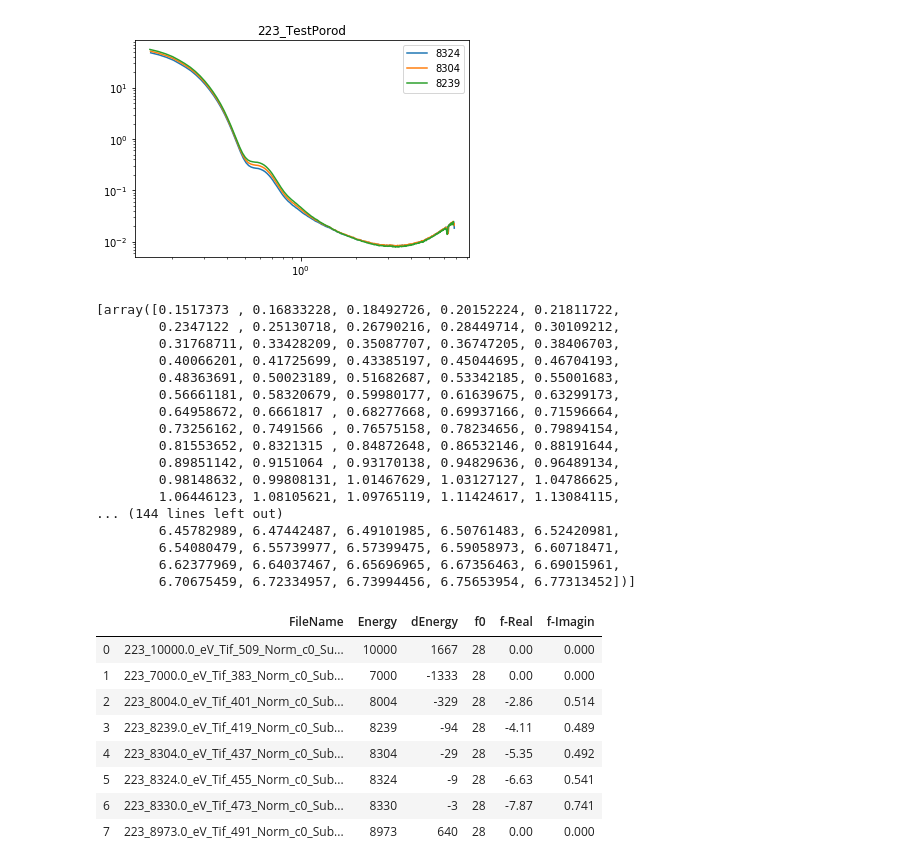
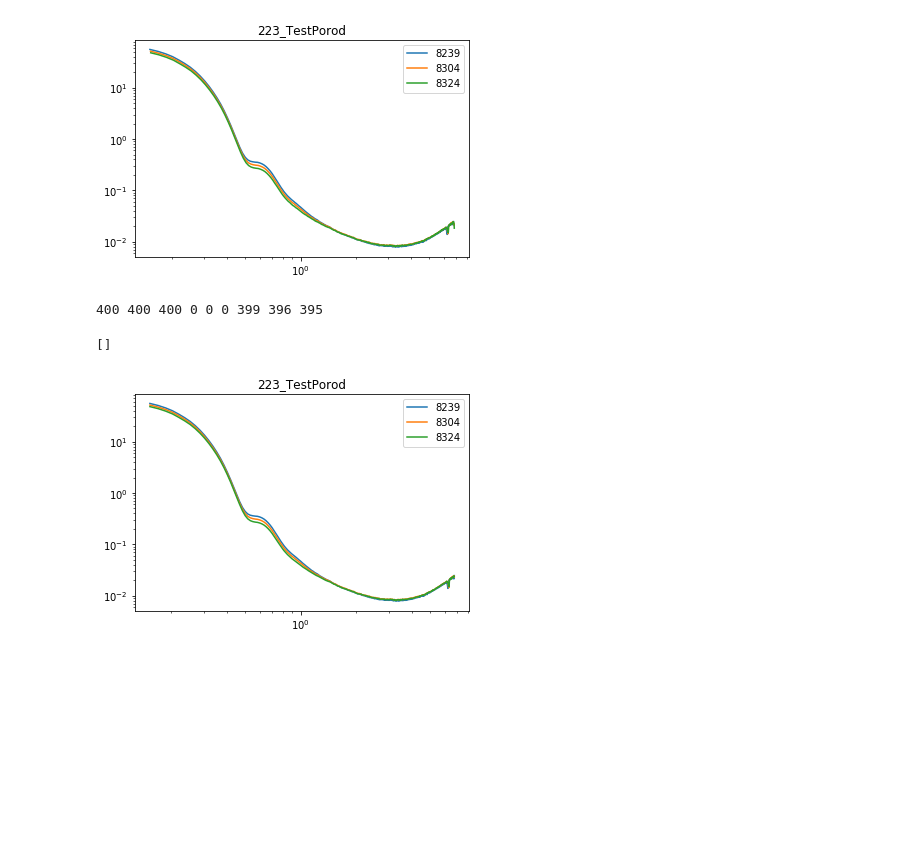
Before and after one commit to EikeGericke/pyASAXS, a Jupyter notebook: ASAXS_Resonant.ipynb, the cells around one changed output. Cells and saved outputs as stored; diff of their text form; code cells hidden in the pictures; blank space fills up the shorter version.

```diff
--- a/ASAXS_Resonant.ipynb
+++ b/ASAXS_Resonant.ipynb
@@ -32,6 +33,9 @@ enter_values_external = False
 export_file_name_ending = '_AttenuationCoefficiants.txt'
 inport_file_name_ending = '_AttenuationCoefficiants_Complete.txt'
 
+# q-binning for resonant calculation
+bin_number=400
+
 # Nessesary information to calculate the Resonant
 list_FileEntries = ['Energy','dEnergy','f0','f-Real','f-Imagin']
 list_Energy=[10000, 7000, 8004, 8239, 8304, 8324, 8330, 8973]
@@ -91,7 +95,7 @@ Attenuation values completed from lists given above
 # %%
 indexSet_Resonant = {3,4,5}
 dF_set=dF.loc[indexSet_Resonant]
-dF_set=dF_set.sort_values('Energy', axis=0, ascending=False, kind='quicksort').reset_index(drop=True)
+dF_set=dF_set.sort_values('Energy', axis=0, ascending=True, kind='quicksort').reset_index(drop=True)
 # %%
 q=[]
 I=[]
@@ -123,32 +125,33 @@ x1.append(q)
-# %%
-x1
-# %% [output]
-[array([0.1517373 , 0.16833228, 0.18492726, 0.20152224, 0.21811722,
-        0.2347122 , 0.25130718, 0.26790216, 0.28449714, 0.30109212,
-        0.31768711, 0.33428209, 0.35087707, 0.36747205, 0.38406703,
-        0.40066201, 0.41725699, 0.43385197, 0.45044695, 0.46704193,
-        0.48363691, 0.50023189, 0.51682687, 0.53342185, 0.55001683,
-        0.56661181, 0.58320679, 0.59980177, 0.61639675, 0.63299173,
-        0.64958672, 0.6661817 , 0.68277668, 0.69937166, 0.71596664,
-        0.73256162, 0.7491566 , 0.76575158, 0.78234656, 0.79894154,
-        0.81553652, 0.8321315 , 0.84872648, 0.86532146, 0.88191644,
-        0.89851142, 0.9151064 , 0.93170138, 0.94829636, 0.96489134,
-        0.98148632, 0.99808131, 1.01467629, 1.03127127, 1.04786625,
-        1.06446123, 1.08105621, 1.09765119, 1.11424617, 1.13084115,
-... (144 lines left out)
-        6.45782989, 6.47442487, 6.49101985, 6.50761483, 6.52420981,
-        6.54080479, 6.55739977, 6.57399475, 6.59058973, 6.60718471,
-        6.62377969, 6.64037467, 6.65696965, 6.67356463, 6.69015961,
-        6.70675459, 6.72334957, 6.73994456, 6.75653954, 6.77313452])]
-# %%
-dF
-# %% [output]
-|  | FileName | Energy | dEnergy | f0 | f-Real | f-Imagin |
-| 0 | 223_10000.0_eV_Tif_509_Norm_c0_Su... | 10000 | 1667 | 28 | 0.00 | 0.000 |
-| 1 | 223_7000.0_eV_Tif_383_Norm_c0_Sub... | 7000 | -1333 | 28 | 0.00 | 0.000 |
-| 2 | 223_8004.0_eV_Tif_401_Norm_c0_Sub... | 8004 | -329 | 28 | -2.86 | 0.514 |
-| 3 | 223_8239.0_eV_Tif_419_Norm_c0_Sub... | 8239 | -94 | 28 | -4.11 | 0.489 |
-| 4 | 223_8304.0_eV_Tif_437_Norm_c0_Sub... | 8304 | -29 | 28 | -5.35 | 0.492 |
-| 5 | 223_8324.0_eV_Tif_455_Norm_c0_Sub... | 8324 | -9 | 28 | -6.63 | 0.541 |
-| 6 | 223_8330.0_eV_Tif_473_Norm_c0_Sub... | 8330 | -3 | 28 | -7.87 | 0.741 |
-| 7 | 223_8973.0_eV_Tif_491_Norm_c0_Sub... | 8973 | 640 | 28 | 0.00 | 0.000 |
+# %%
+q_min=max(min(q[0]),min(q[1]),min(q[2]))
+q_max=min(max(q[0]),max(q[1]),max(q[2]))
+ind_q0_min=min(range(q[0].size), key=lambda i: abs(q[0][i]-q_min))
+ind_q0_max=min(range(q[0].size), key=lambda i: abs(q[0][i]-q_max))
+ind_q1_min=min(range(q[1].size), key=lambda i: abs(q[1][i]-q_min))
+ind_q1_max=min(range(q[1].size), key=lambda i: abs(q[1][i]-q_max))
+ind_q2_min=min(range(q[2].size), key=lambda i: abs(q[2][i]-q_min))
+ind_q2_max=min(range(q[2].size), key=lambda i: abs(q[2][i]-q_max))
+print(len(q[0]),len(q[1]),len(q[2]),ind_q0_min,ind_q1_min,ind_q2_min,ind_q0_max,ind_q1_max,ind_q2_max)
+# %% [output]
+400 400 400 0 0 0 399 396 395
+# %%
+f0 = interp1d(q[0], I[0], kind='cubic')
+f1 = interp1d(q[1], I[1], kind='cubic')
+f2 = interp1d(q[2], I[2], kind='cubic')
+
+f0 = interp1d(q[0], I[0])
+f1 = interp1d(q[1], I[1])
+f2 = interp1d(q[2], I[2])
+
+q_new = np.linspace(q_min, q_max, num=bin_number, endpoint=True)
+
+fig, ax = plt.subplots()
+ax.plot(q_new, f0(q_new),label=dF_set['Energy'][0])
+ax.plot(q_new, f1(q_new),label=dF_set['Energy'][1])
+ax.plot(q_new, f2(q_new),label=dF_set['Energy'][2])
+plt.title(data_dir.split(os.sep)[-1], fontdict=None, loc='center', pad=None)
+plt.legend()
+ax.loglog()
+# %% [output]
+[]
+[figure, added]
```
Also changed, not shown: parts of 5 cells of this notebook.
